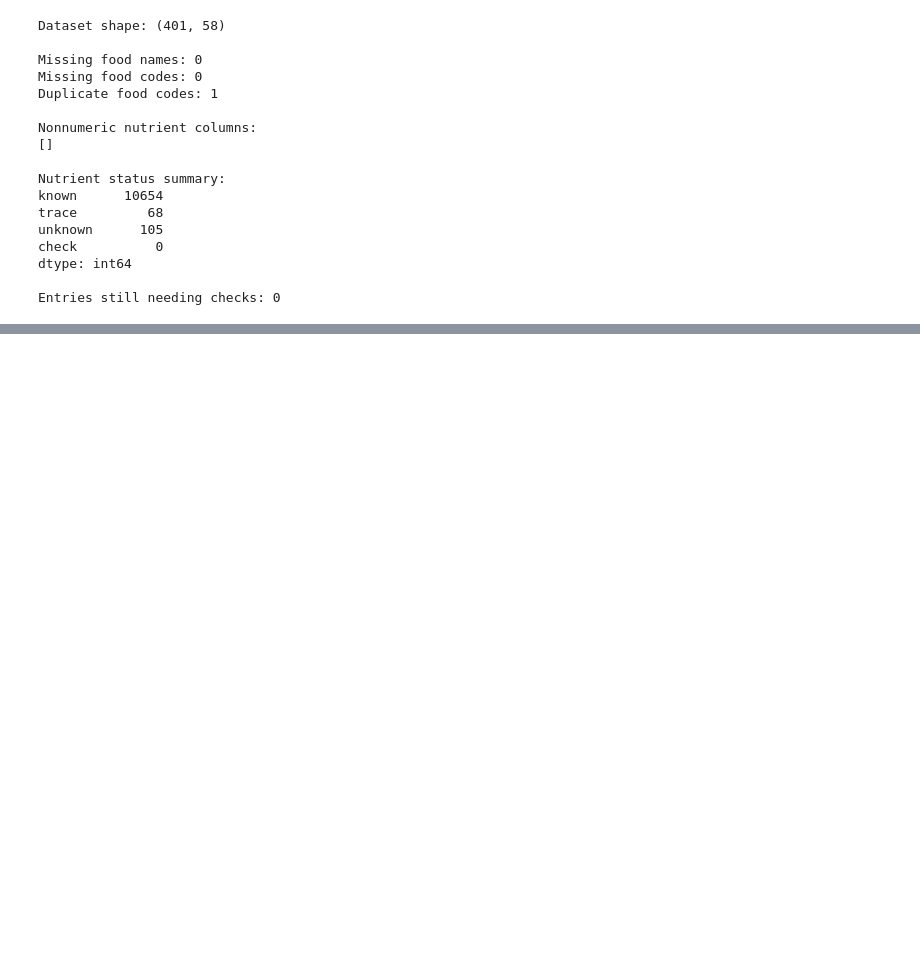
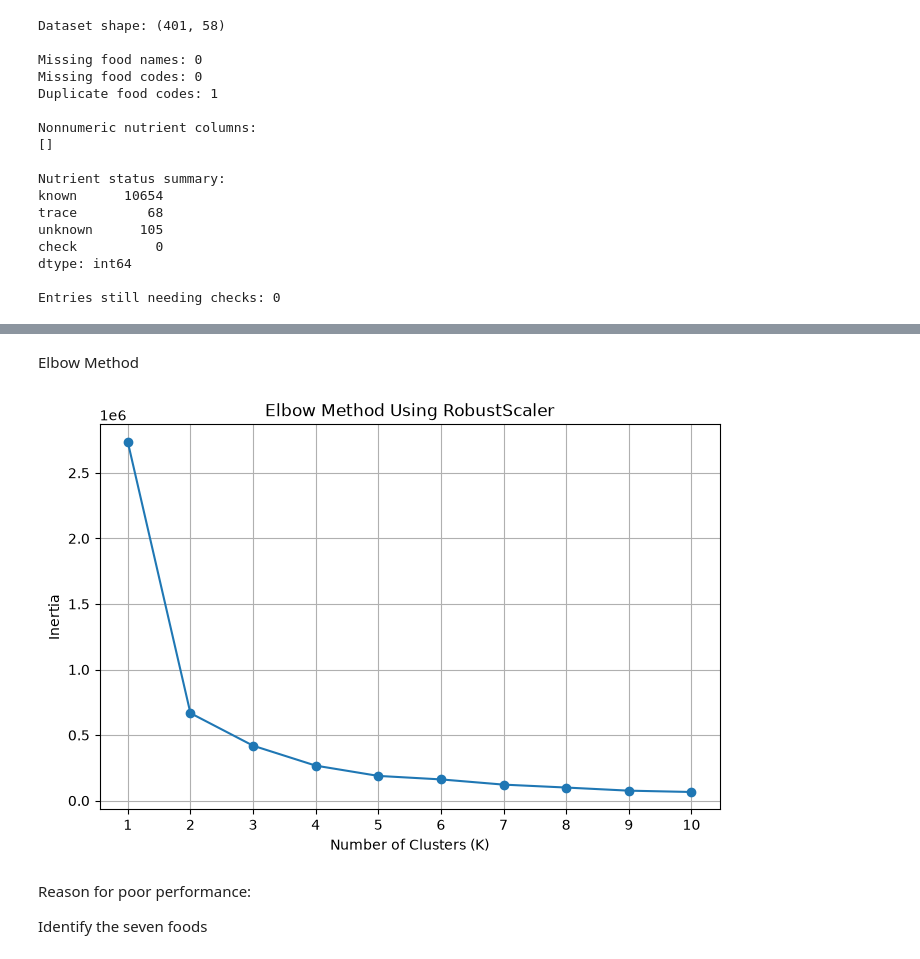
Before and after one commit to sheilawanjiru52-create/FINALPROJECT, a Jupyter notebook: nutrition.ipynb, the cells around one changed output, grey strips where cells are left out. Saved outputs shown, nothing was run; the diff lists cells and outputs as text; code cells hidden in the pictures; blank space fills up the shorter version.

```diff
--- a/nutrition.ipynb
+++ b/nutrition.ipynb
@@ -410,0 +1453,15 @@ Entries still needing checks: 0
+# %%
+# Keep the original dataset unchanged
+nutrient_columns = X_scaled.columns
+
+# Create a separate dataset for clustering
+X_zero = df[nutrient_columns].copy()
+
+# Fill missing nutrient values with 0 in this copy only
+X_zero = X_zero.fillna(0)
+
+print("Dataset shape:", X_zero.shape)
+print("Missing values remaining:", X_zero.isna().sum().sum())
+print("Original missing values:", df[nutrient_columns].isna().sum().sum())
+
+display(X_zero.head())
@@ -410,0 +1657,37 @@ Entries still needing checks: 0
+# %% [markdown]
+Elbow Method
+# %%
+inertia_values = []
+k_values = range(1, 11)
+
+# Fit K-Means for different numbers of clusters
+for k in k_values:
+    model = KMeans(
+        n_clusters=k,
+        random_state=42,
+        n_init=10
+    )
+
+    model.fit(X_robust)
+    inertia_values.append(model.inertia_)
+
+# Plot the elbow curve
+plt.figure(figsize=(8, 5))
+plt.plot(
+    k_values,
+    inertia_values,
+    marker="o"
+)
+
+plt.title("Elbow Method Using RobustScaler")
+plt.xlabel("Number of Clusters (K)")
+plt.ylabel("Inertia")
+plt.xticks(list(k_values))
+plt.grid(True)
+plt.show()
+# %% [output]
+[figure, added]
+# %% [markdown]
+Reason for poor performance:
+
+Identify the seven foods
```
Also changed, not shown: parts of 103 cells of this notebook.
